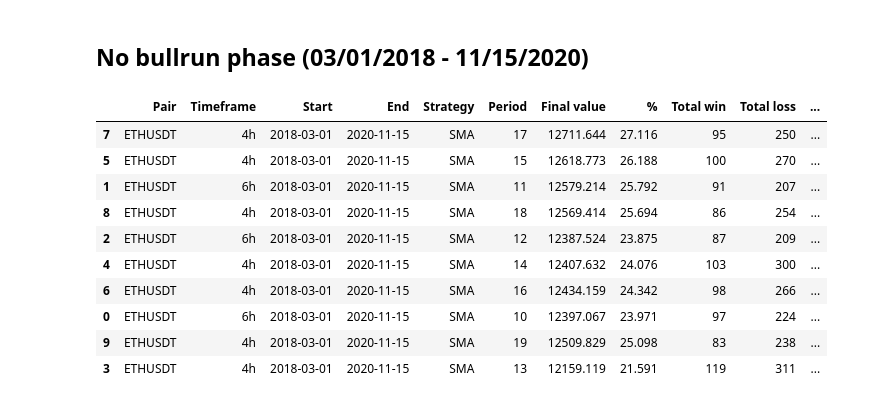
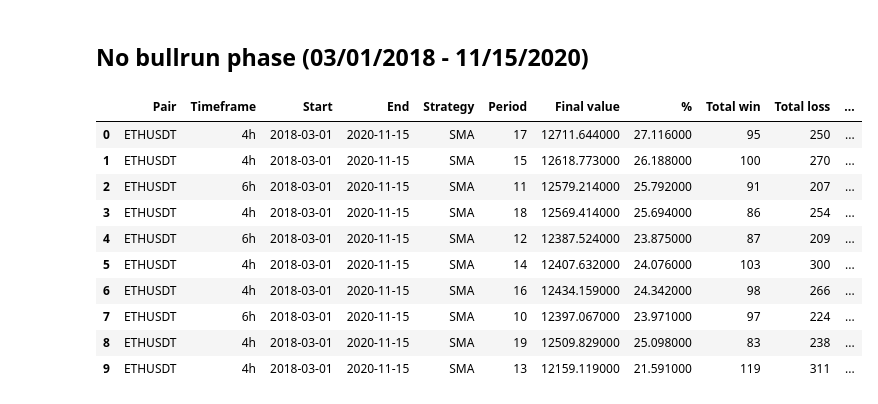
Before and after one commit to lth-elm/Backtrading-Python-Binance, a Jupyter notebook: data_process.ipynb, the cells around one changed output. Saved outputs shown, nothing was run; the diff lists cells and outputs as text; code cells hidden in the pictures.

```diff
--- a/data_process.ipynb
+++ b/data_process.ipynb
@@ -115,16 +109,28 @@ Let's see and compare with what we will get if we remove the bullrun period.
 # %%
 df_nobullrun = df_result.loc[df_result['Start'] == '2018-03-01'].sort_values('SQN', ascending=False)
 df_nobullrun['Rank'] = df_nobullrun['SQN'].rank(method='min', ascending=False)
-df_nobullrun.head(10)
+
+topNoBullrun = df_nobullrun.head(10)
-# %% [output]
-|  | Pair | Timeframe | Start | End | Strategy | Period | Final value | % | Total win | Total loss | ... |
-| 7 | ETHUSDT | 4h | 2018-03-01 | 2020-11-15 | SMA | 17 | 12711.644 | 27.116 | 95 | 250 | ... |
-| 5 | ETHUSDT | 4h | 2018-03-01 | 2020-11-15 | SMA | 15 | 12618.773 | 26.188 | 100 | 270 | ... |
-| 1 | ETHUSDT | 6h | 2018-03-01 | 2020-11-15 | SMA | 11 | 12579.214 | 25.792 | 91 | 207 | ... |
-| 8 | ETHUSDT | 4h | 2018-03-01 | 2020-11-15 | SMA | 18 | 12569.414 | 25.694 | 86 | 254 | ... |
-| 2 | ETHUSDT | 6h | 2018-03-01 | 2020-11-15 | SMA | 12 | 12387.524 | 23.875 | 87 | 209 | ... |
-| 4 | ETHUSDT | 4h | 2018-03-01 | 2020-11-15 | SMA | 14 | 12407.632 | 24.076 | 103 | 300 | ... |
-| 6 | ETHUSDT | 4h | 2018-03-01 | 2020-11-15 | SMA | 16 | 12434.159 | 24.342 | 98 | 266 | ... |
-| 0 | ETHUSDT | 6h | 2018-03-01 | 2020-11-15 | SMA | 10 | 12397.067 | 23.971 | 97 | 224 | ... |
-| 9 | ETHUSDT | 4h | 2018-03-01 | 2020-11-15 | SMA | 19 | 12509.829 | 25.098 | 83 | 238 | ... |
-| 3 | ETHUSDT | 4h | 2018-03-01 | 2020-11-15 | SMA | 13 | 12159.119 | 21.591 | 119 | 311 | ... |
+# %%
+def sameETHTop(s):
+    """
+    Display in a different color the strategies on ETHUSDT pair already present in our previous all time top 10.
+    """
+    if (s['Pair'] == 'ETHUSDT' and s['Timeframe'] == '6h' and s['Strategy'] == 'SMA') and (s['Period'] == 11 or s['Period'] == 12 or s['Period'] == 10):
+        return ['color: yellow']*s.size
+    else:
+        return ['background-color: default']*s.size
+
+topNoBullrun.reset_index(drop=True).style.apply(sameETHTop, axis=1)
+# %% [output]
+|  | Pair | Timeframe | Start | End | Strategy | Period | Final value | % | Total win | Total loss | ... |
+| 0 | ETHUSDT | 4h | 2018-03-01 | 2020-11-15 | SMA | 17 | 12711.644000 | 27.116000 | 95 | 250 | ... |
+| 1 | ETHUSDT | 4h | 2018-03-01 | 2020-11-15 | SMA | 15 | 12618.773000 | 26.188000 | 100 | 270 | ... |
+| 2 | ETHUSDT | 6h | 2018-03-01 | 2020-11-15 | SMA | 11 | 12579.214000 | 25.792000 | 91 | 207 | ... |
+| 3 | ETHUSDT | 4h | 2018-03-01 | 2020-11-15 | SMA | 18 | 12569.414000 | 25.694000 | 86 | 254 | ... |
+| 4 | ETHUSDT | 6h | 2018-03-01 | 2020-11-15 | SMA | 12 | 12387.524000 | 23.875000 | 87 | 209 | ... |
+| 5 | ETHUSDT | 4h | 2018-03-01 | 2020-11-15 | SMA | 14 | 12407.632000 | 24.076000 | 103 | 300 | ... |
+| 6 | ETHUSDT | 4h | 2018-03-01 | 2020-11-15 | SMA | 16 | 12434.159000 | 24.342000 | 98 | 266 | ... |
+| 7 | ETHUSDT | 6h | 2018-03-01 | 2020-11-15 | SMA | 10 | 12397.067000 | 23.971000 | 97 | 224 | ... |
+| 8 | ETHUSDT | 4h | 2018-03-01 | 2020-11-15 | SMA | 19 | 12509.829000 | 25.098000 | 83 | 238 | ... |
+| 9 | ETHUSDT | 4h | 2018-03-01 | 2020-11-15 | SMA | 13 | 12159.119000 | 21.591000 | 119 | 311 | ... |
```
Also changed, not shown: parts of 5 cells of this notebook.
